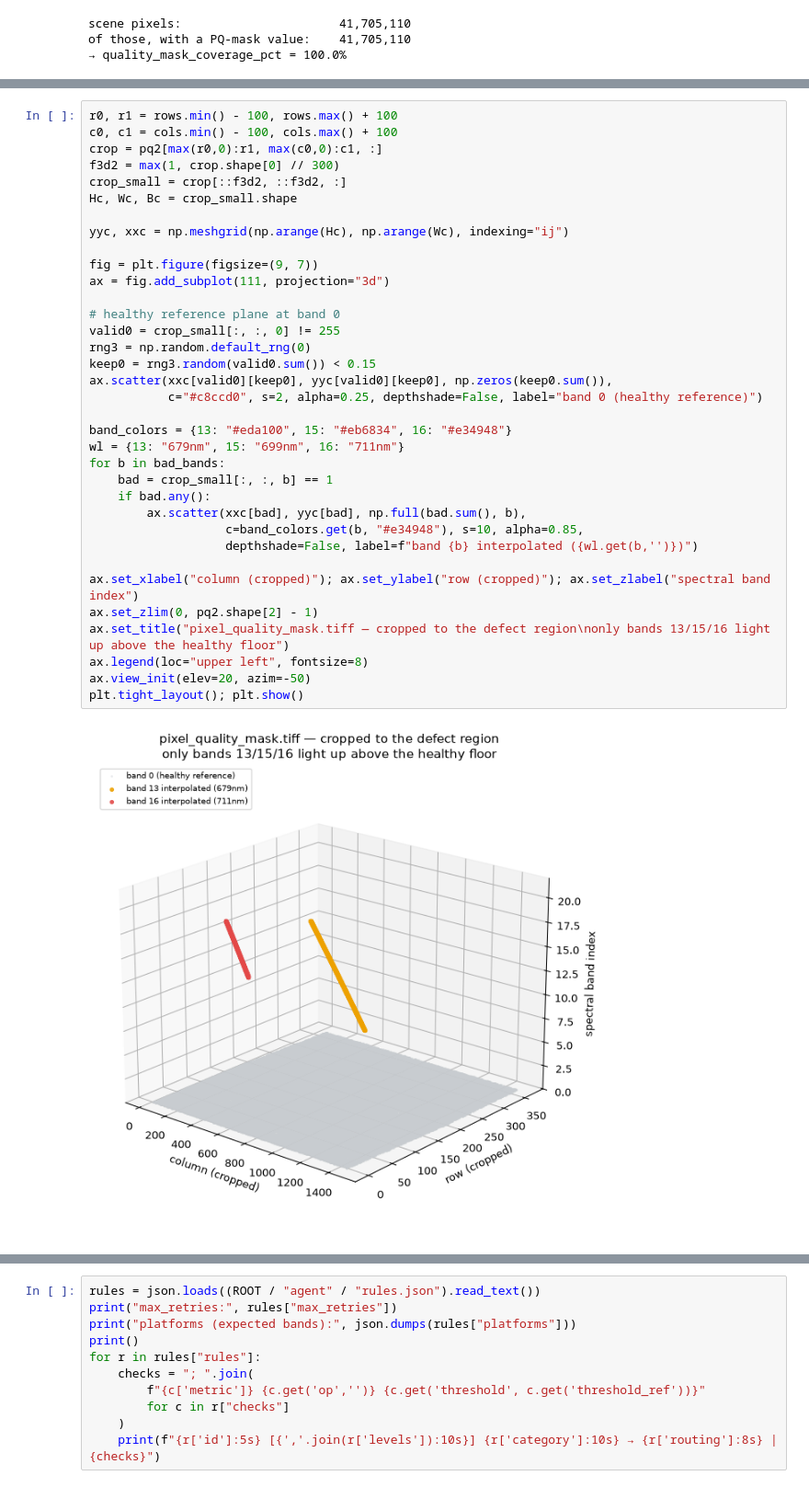
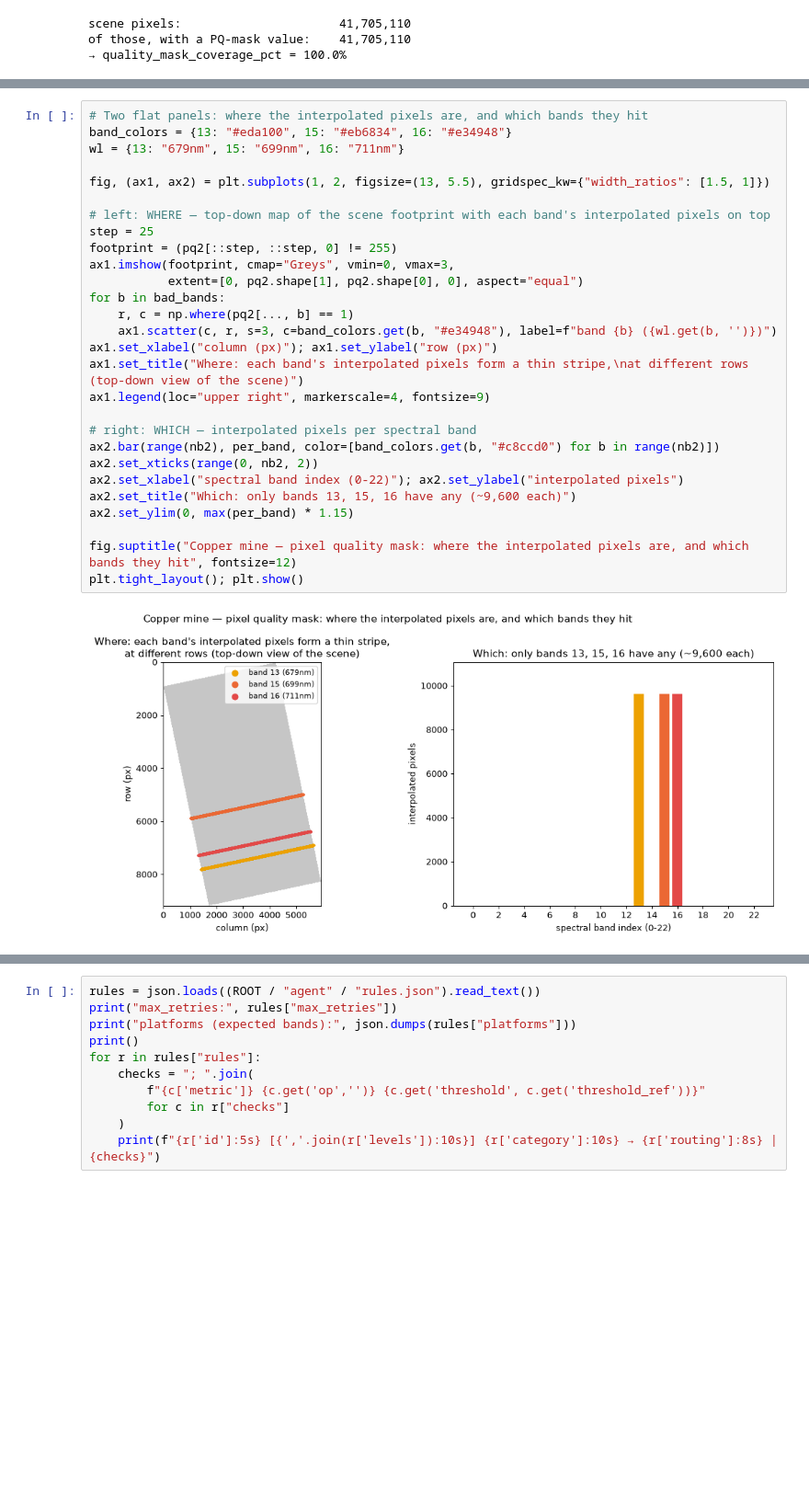
Before and after one commit to shilpi1958/pixxel-image-pm, a Jupyter notebook: notebooks/qa_pipeline_walkthrough.ipynb, the cells around one changed output, grey strips where cells are left out. Shown at 92% size. Drawn from its saved outputs; the diff is of its cells as text; blank space fills up the shorter version.

```diff
--- a/notebooks/qa_pipeline_walkthrough.ipynb
+++ b/notebooks/qa_pipeline_walkthrough.ipynb
@@ -369,39 +370,32 @@ sensor reading was replaced with a software estimate.
 # %%
-r0, r1 = rows.min() - 100, rows.max() + 100
-c0, c1 = cols.min() - 100, cols.max() + 100
-crop = pq2[max(r0,0):r1, max(c0,0):c1, :]
-f3d2 = max(1, crop.shape[0] // 300)
-crop_small = crop[::f3d2, ::f3d2, :]
-Hc, Wc, Bc = crop_small.shape
-
-yyc, xxc = np.meshgrid(np.arange(Hc), np.arange(Wc), indexing="ij")
-
-fig = plt.figure(figsize=(9, 7))
-ax = fig.add_subplot(111, projection="3d")
-
-# healthy reference plane at band 0
-valid0 = crop_small[:, :, 0] != 255
-rng3 = np.random.default_rng(0)
-keep0 = rng3.random(valid0.sum()) < 0.15
-ax.scatter(xxc[valid0][keep0], yyc[valid0][keep0], np.zeros(keep0.sum()),
-           c="#c8ccd0", s=2, alpha=0.25, depthshade=False, label="band 0 (healthy reference)")
-
+# Two flat panels: where the interpolated pixels are, and which bands they hit
 band_colors = {13: "#eda100", 15: "#eb6834", 16: "#e34948"}
 wl = {13: "679nm", 15: "699nm", 16: "711nm"}
+
+fig, (ax1, ax2) = plt.subplots(1, 2, figsize=(13, 5.5), gridspec_kw={"width_ratios": [1.5, 1]})
+
+# left: WHERE — top-down map of the scene footprint with each band's interpolated pixels on top
+step = 25
+footprint = (pq2[::step, ::step, 0] != 255)
+ax1.imshow(footprint, cmap="Greys", vmin=0, vmax=3,
+           extent=[0, pq2.shape[1], pq2.shape[0], 0], aspect="equal")
 for b in bad_bands:
-    bad = crop_small[:, :, b] == 1
-    if bad.any():
-        ax.scatter(xxc[bad], yyc[bad], np.full(bad.sum(), b),
-                   c=band_colors.get(b, "#e34948"), s=10, alpha=0.85,
-                   depthshade=False, label=f"band {b} interpolated ({wl.get(b,'')})")
+    r, c = np.where(pq2[..., b] == 1)
+    ax1.scatter(c, r, s=3, c=band_colors.get(b, "#e34948"), label=f"band {b} ({wl.get(b, '')})")
+ax1.set_xlabel("column (px)"); ax1.set_ylabel("row (px)")
+ax1.set_title("Where: each band's interpolated pixels form a thin stripe,\nat different rows (top-down view of the scene)")
+ax1.legend(loc="upper right", markerscale=4, fontsize=9)
 
-ax.set_xlabel("column (cropped)"); ax.set_ylabel("row (cropped)"); ax.set_zlabel("spectral band index")
-ax.set_zlim(0, pq2.shape[2] - 1)
-ax.set_title("pixel_quality_mask.tiff — cropped to the defect region\nonly bands 13/15/16 light up above the healthy floor")
-ax.legend(loc="upper left", fontsize=8)
-ax.view_init(elev=20, azim=-50)
+# right: WHICH — interpolated pixels per spectral band
+ax2.bar(range(nb2), per_band, color=[band_colors.get(b, "#c8ccd0") for b in range(nb2)])
+ax2.set_xticks(range(0, nb2, 2))
+ax2.set_xlabel("spectral band index (0-22)"); ax2.set_ylabel("interpolated pixels")
+ax2.set_title("Which: only bands 13, 15, 16 have any (~9,600 each)")
+ax2.set_ylim(0, max(per_band) * 1.15)
+
+fig.suptitle("Copper mine — pixel quality mask: where the interpolated pixels are, and which bands they hit", fontsize=12)
 plt.tight_layout(); plt.show()
 # %% [output]
-[figure, old version]
+[figure, new version]
 # %% [markdown]
 ---
```
Also changed, not shown: parts of 16 cells of this notebook, 17 other files.
